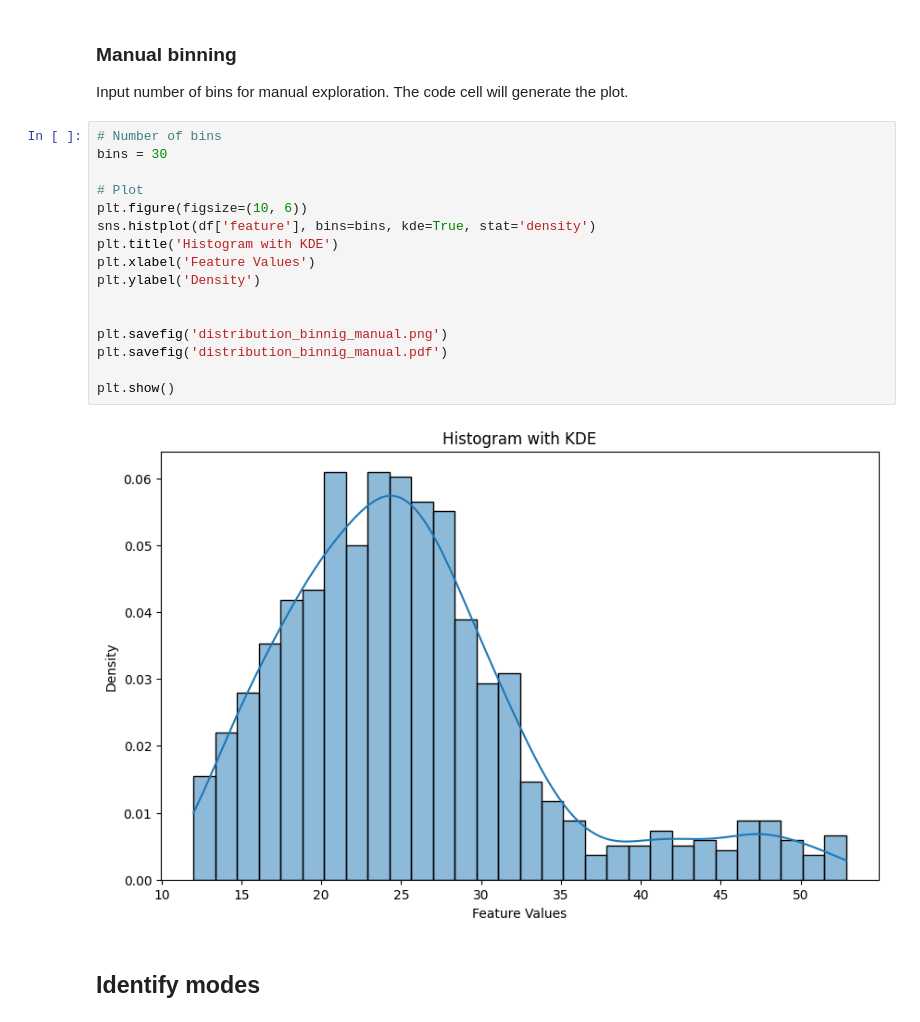
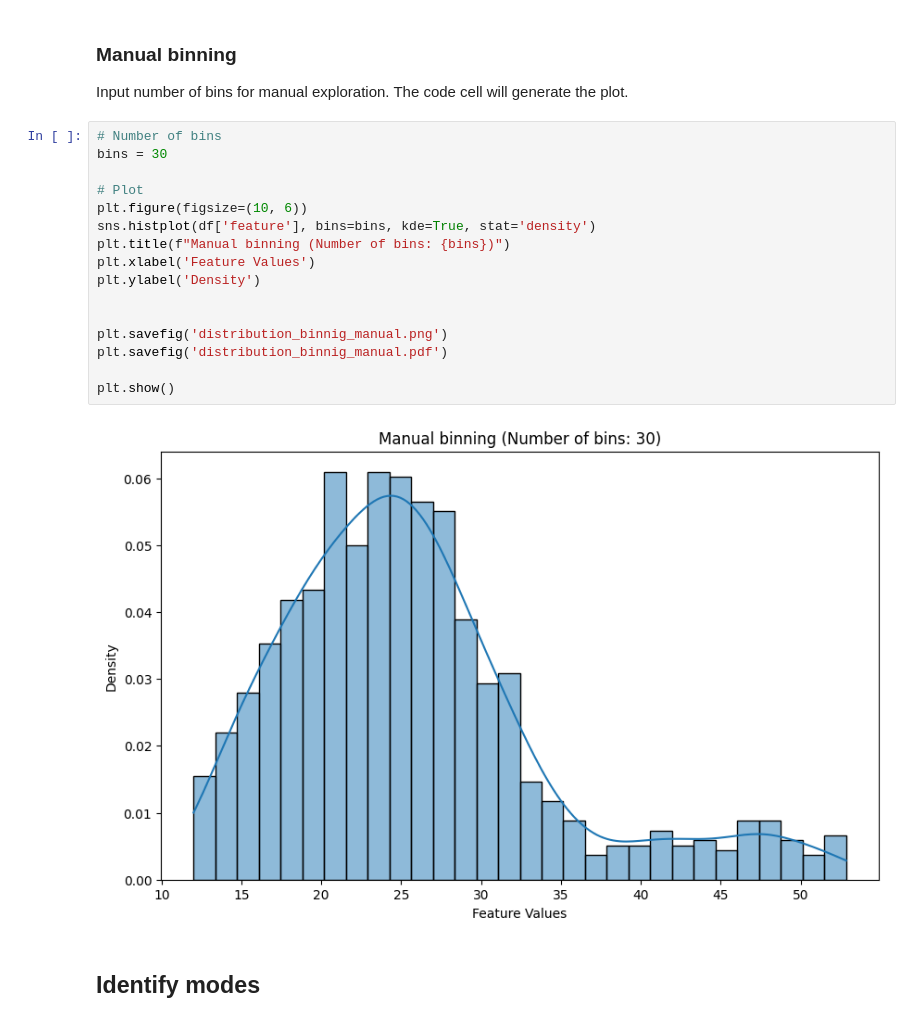
Before and after one commit to luquelab/lab-data-science, a Jupyter notebook: notebooks/analyze_multimodal_data.ipynb, the cells around one changed output. Drawn from its saved outputs; the diff is of its cells as text.

Commit message:
Add the number of bins in the plot for the manual binning. #2.

```diff
--- a/notebooks/analyze_multimodal_data.ipynb
+++ b/notebooks/analyze_multimodal_data.ipynb
@@ -274,21 +274,21 @@ Input number of bins for manual exploration. The code cell will generate the plo
 # %%
 # Number of bins
 bins = 30
 
 # Plot
 plt.figure(figsize=(10, 6))
 sns.histplot(df['feature'], bins=bins, kde=True, stat='density')
-plt.title('Histogram with KDE')
+plt.title(f"Manual binning (Number of bins: {bins})")
 plt.xlabel('Feature Values')
 plt.ylabel('Density')
 
 
 plt.savefig('distribution_binnig_manual.png')
 plt.savefig('distribution_binnig_manual.pdf')
 
 plt.show()
 # %% [output]
-[figure, old version]
+[figure, new version]
 # %% [markdown]
 ## Identify modes
 # %% [markdown]
```
